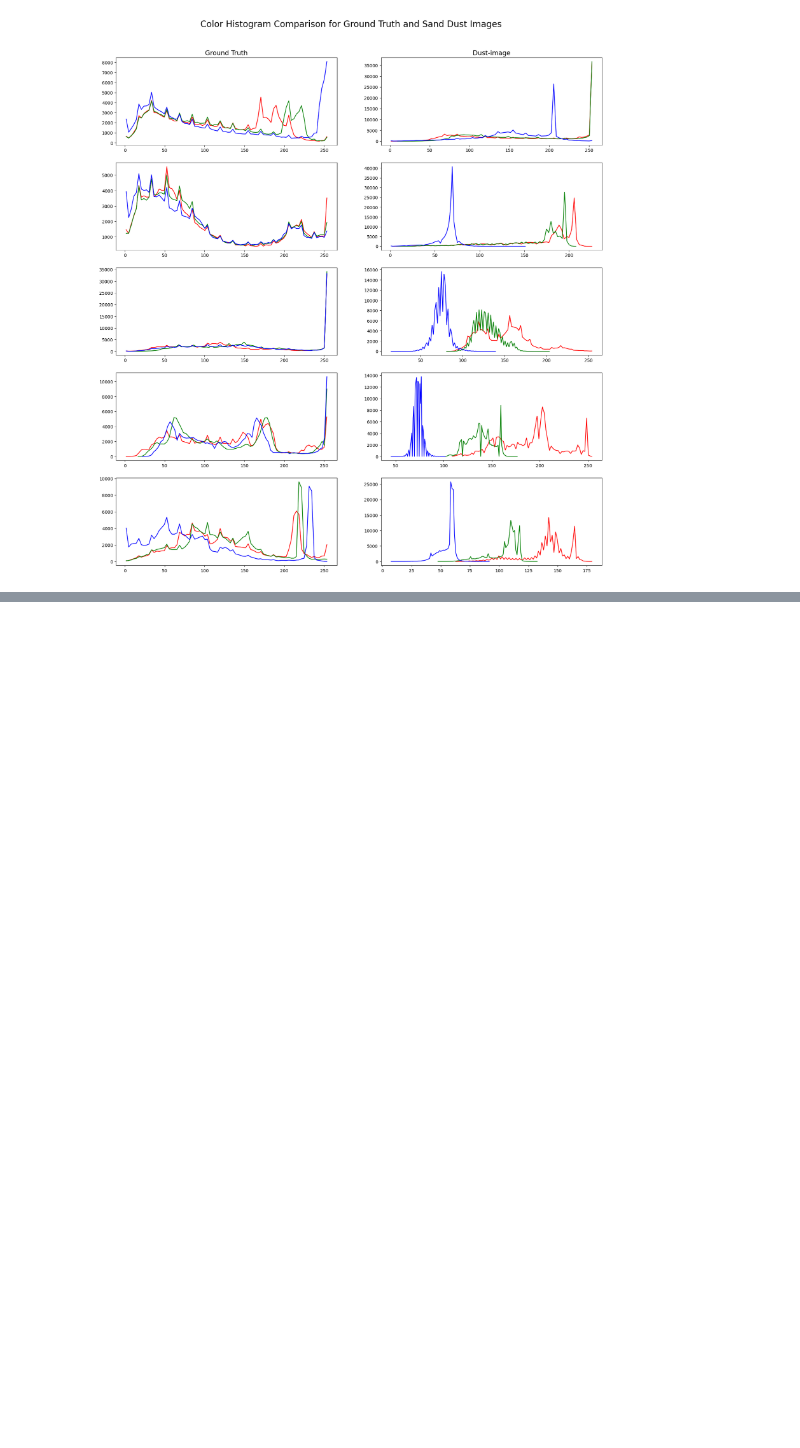
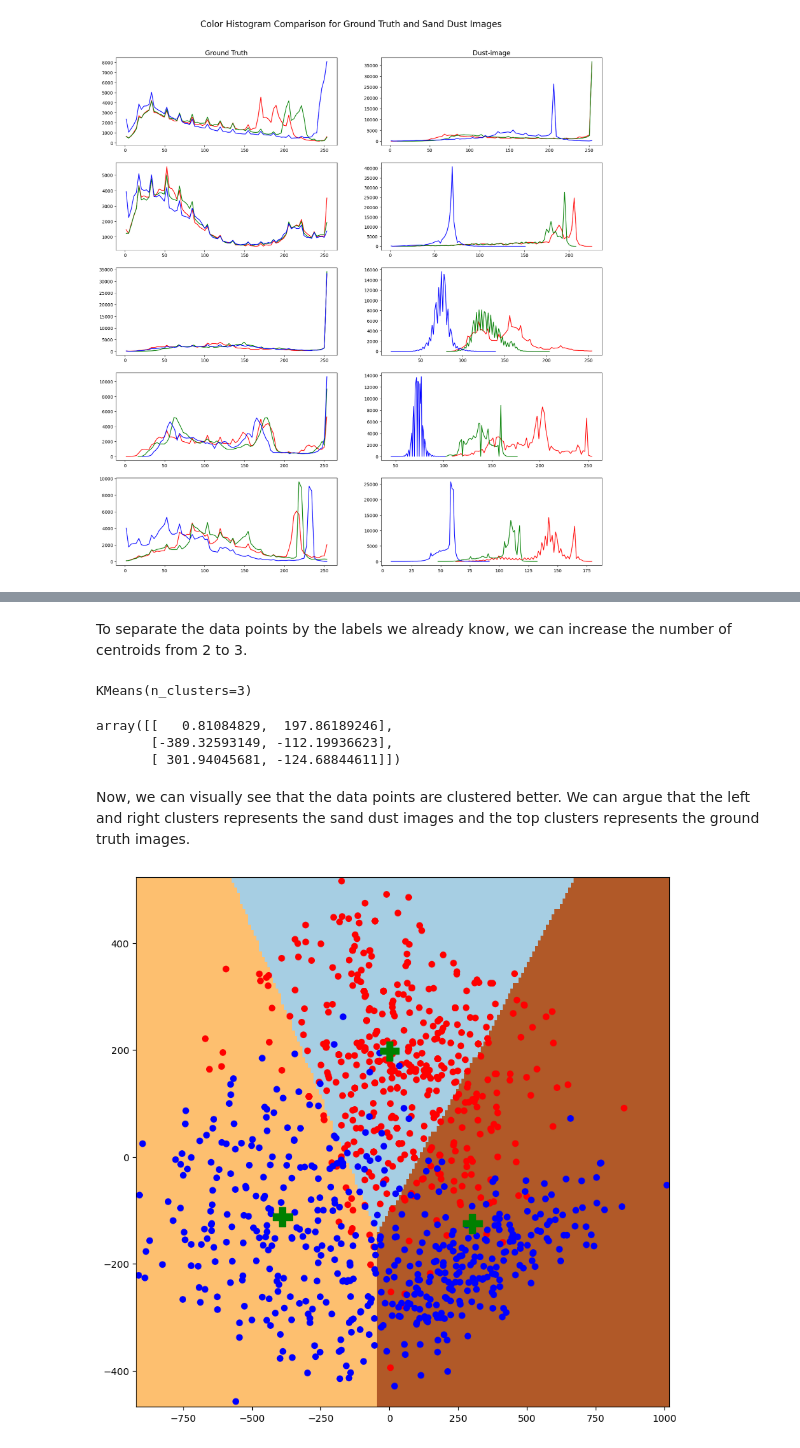
Before and after one commit to superleesa/final_year_project, a Jupyter notebook: Final_Year_Project_Data_Analysis.ipynb, the cells around one changed output, grey strips where cells are left out. Saved outputs shown, nothing was run; the diff lists cells and outputs as text; code cells hidden in the pictures; blank space fills up the shorter version.

```diff
--- a/Final_Year_Project_Data_Analysis.ipynb
+++ b/Final_Year_Project_Data_Analysis.ipynb
@@ -288,0 +368,19 @@ Each row corresponds to a randomly selected image. The left and right columns re
+# %% [markdown]
+To separate the data points by the labels we already know, we can increase the number of centroids from 2 to 3.
+# %%
+kmeans_3clusters = KMeans(n_clusters=3, n_init=10)
+kmeans_3clusters.fit(pca_reduced_features)
+# %% [output]
+KMeans(n_clusters=3)
+# %%
+kmeans_3clusters.cluster_centers_
+# %% [output]
+array([[   0.81084829,  197.86189246],
+       [-389.32593149, -112.19936623],
+       [ 301.94045681, -124.68844611]])
+# %% [markdown]
+Now, we can visually see that the data points are clustered better. We can argue that the left and right clusters represents the sand dust images and the top clusters represents the ground truth images.
+# %%
+plot_kmeans_visualization(kmeans_3clusters, pca_reduced_features, labels)
+# %% [output]
+[figure, added]
```
Also changed, not shown: parts of 20 cells of this notebook.
